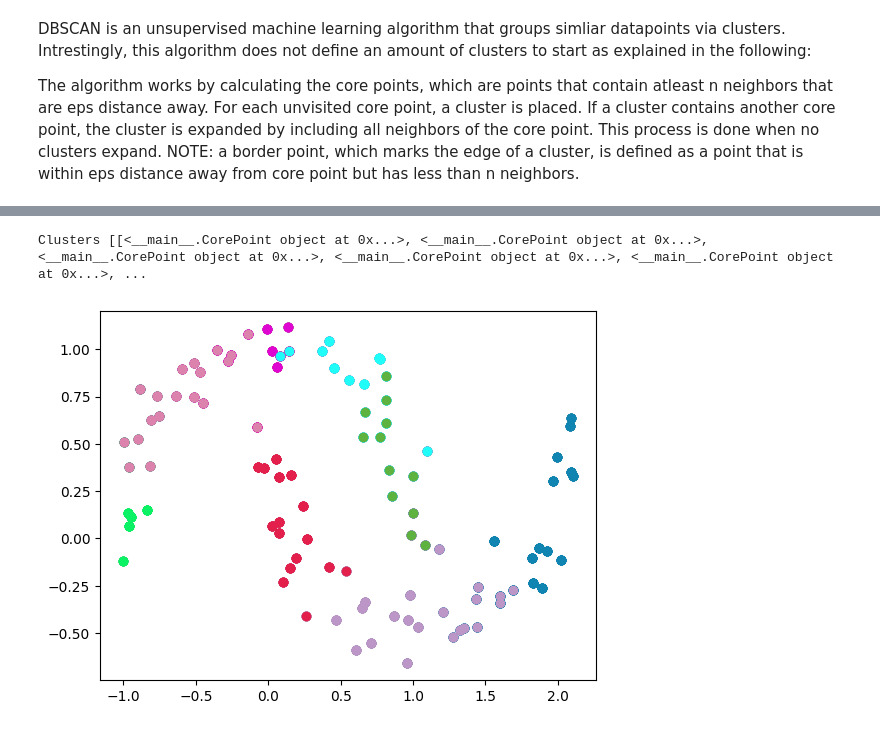
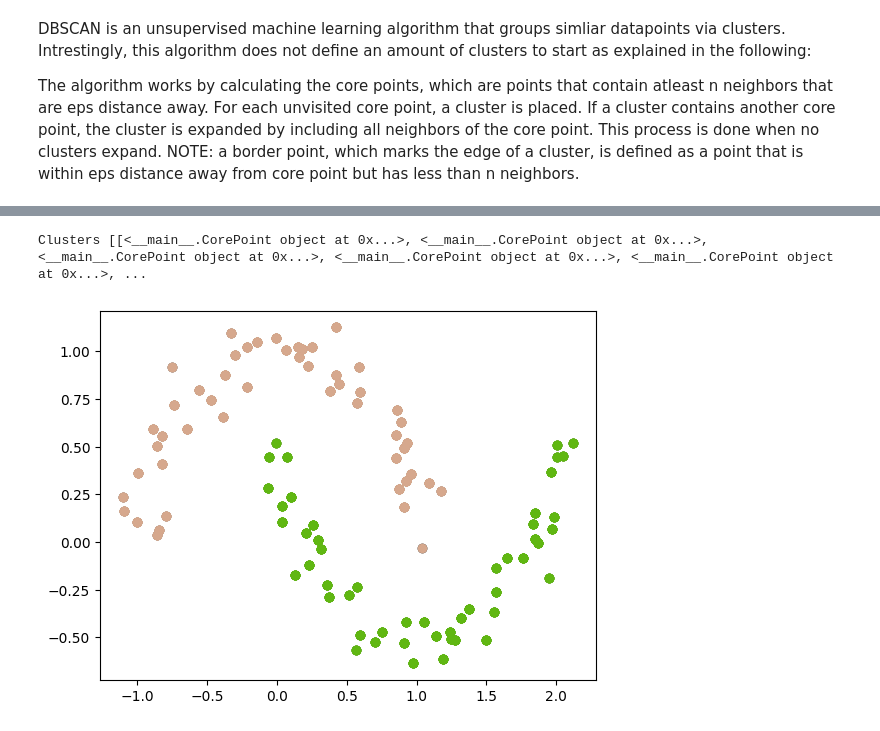
Before and after one commit to Hawlll/Hancoded_MLAlgos, a Jupyter notebook: DBSCAN.ipynb, the cells around one changed output, grey strips where cells are left out. Cells and saved outputs as stored; diff of their text form; code cells hidden in the pictures.

Commit message:
Finished merge cluster implementation.

```diff
--- a/DBSCAN.ipynb
+++ b/DBSCAN.ipynb
@@ -76,6 +76,47 @@ class DBSCAN:
                 if not found:
 
                     self.clusters.append([cp])
+
+        self.clusters = self.merge_clusters()
+
+    def merge_clusters(self):
+
+        merged_clusters = [cls.copy() for cls in self.clusters]
+
+        point_of_merge = 0
+
+        found_spot = False
+
+        while point_of_merge < len(merged_clusters)-1:
+
+            cand_point = point_of_merge + 1
+
+            cp_point_of_merge = np.array([c.point for c in merged_clusters[point_of_merge]])
+
+            while cand_point < len(merged_clusters) and not found_spot:
+
+                neighbors_to_check = []
+                for cand_cp in merged_clusters[cand_point]:
+                    neighbors_to_check.extend(cand_cp.neighbors)
+                neighbors_to_check = np.array(neighbors_to_check)
+
+                if np.any(
+                    [[np.array_equal(cpoint_point_of_merge, cand_neighbor) for cand_neighbor in neighbors_to_check] for cpoint_point_of_merge in cp_point_of_merge]
+                ):
+                    found_spot = True
+                    merged_clusters[point_of_merge].extend(merged_clusters[cand_point])
+                    del merged_clusters[cand_point]
+                    break
+
+                cand_point += 1
+
+            if found_spot:
+                point_of_merge = 0
+                found_spot = False
+            else:
+                point_of_merge += 1
+
+        return  merged_clusters
 # %%
 points, c = make_moons(100, noise=0.1)
 
@@ -101,22 +142,22 @@ array([[ 1.08424816e+00, -3.52956377e-02],
 # %%
-dbscan = DBSCAN(0.5, 2)
+dbscan = DBSCAN(0.3, 2)
 dbscan.fit(points)
 print("Clusters", dbscan.clusters)
 
 plt.scatter(points[:, 0], points[:, 1], c="black")
 
 for cluster in dbscan.clusters:
 
     color = (np.random.random(1)[0], np.random.random(1)[0], np.random.random(1)[0])
     pts_to_color = []
 
     for core in cluster:
 
         pts_to_color.extend(core.neighbors)
 
     pts_to_color = np.array(pts_to_color)
 
     plt.scatter(pts_to_color[:, 0], pts_to_color[:, 1], c=color)
 # %% [output]
 Clusters [[<__main__.CorePoint object at 0x...>, <__main__.CorePoint object at 0x...>, <__main__.CorePoint object at 0x...>, <__main__.CorePoint object at 0x...>, <__main__.CorePoint object at 0x...>, ...
-[figure, old version]
+[figure, new version]
```
Also changed, not shown: parts of 1 cell of this notebook.
